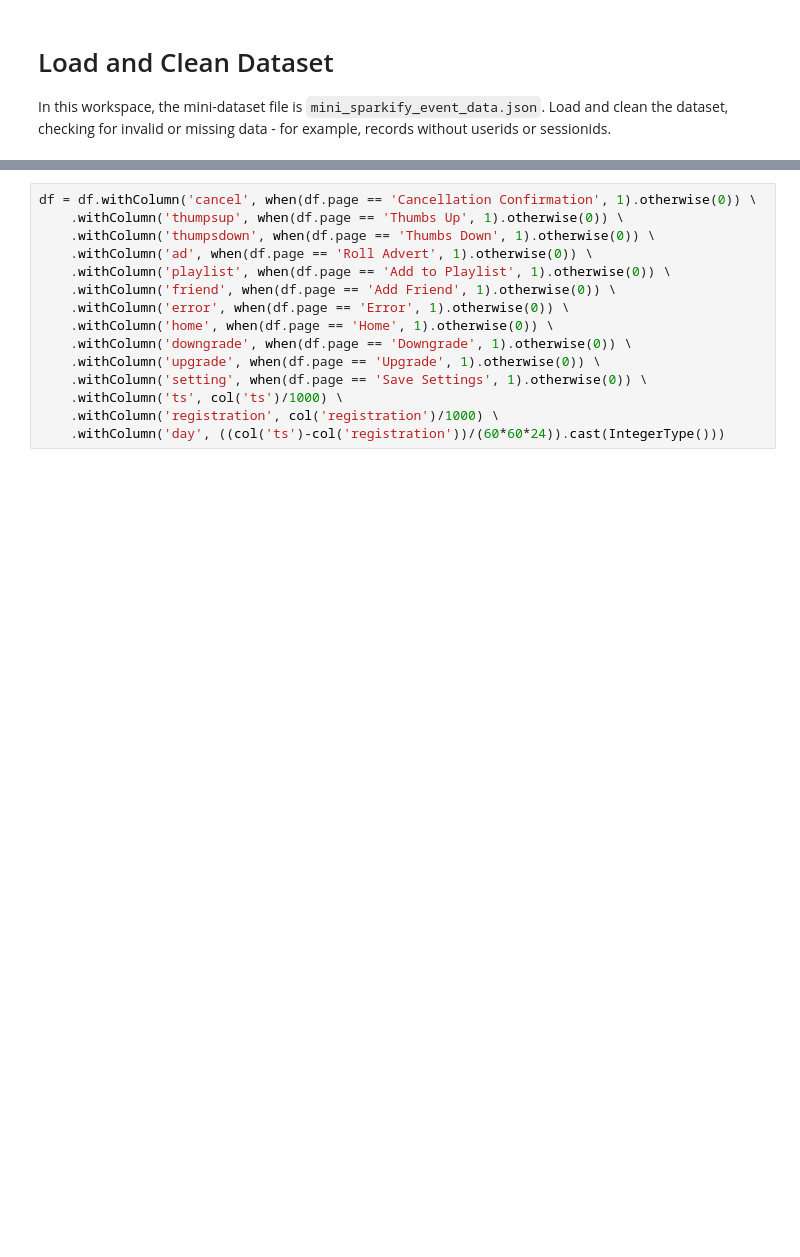
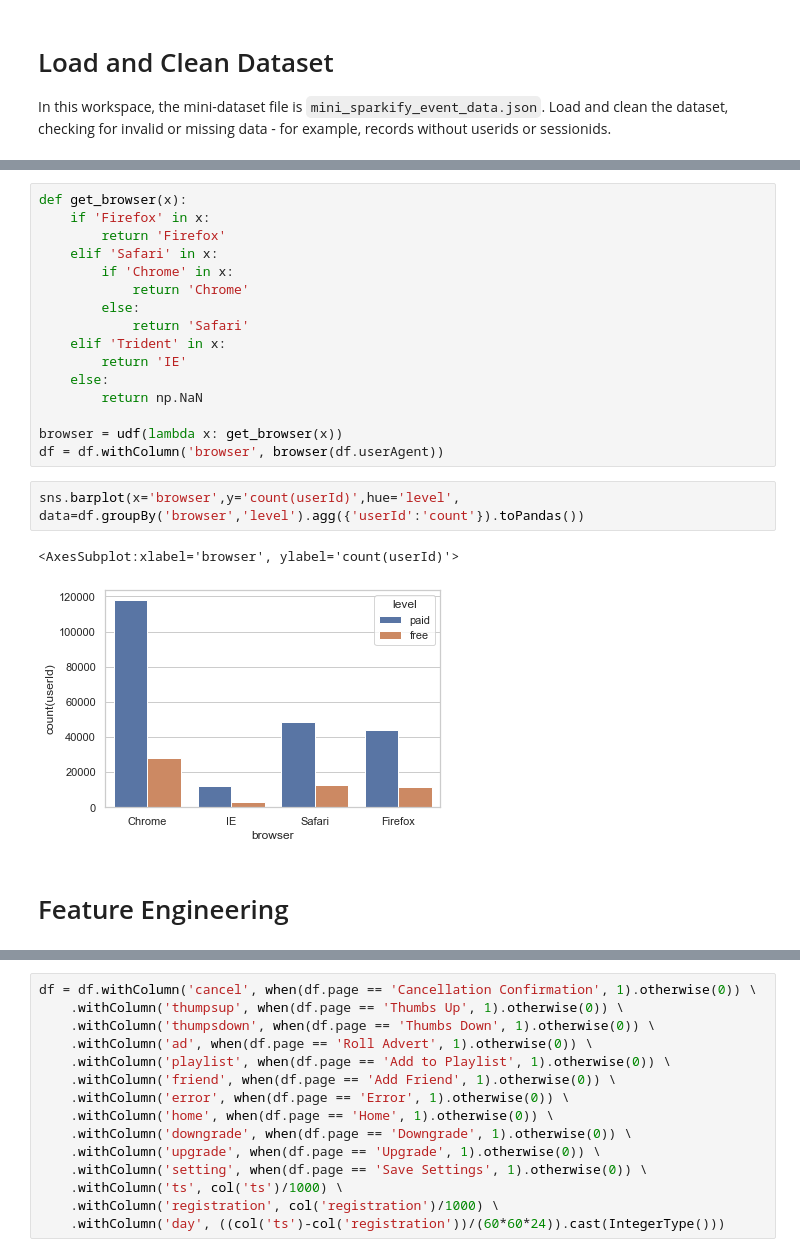
Before and after one commit to stillqe/sparkify, a Jupyter notebook: Sparkify.ipynb, the cells around one changed output, grey strips where cells are left out. Saved outputs shown, nothing was run; the diff lists cells and outputs as text; blank space fills up the shorter version.

```diff
--- a/Sparkify.ipynb
+++ b/Sparkify.ipynb
@@ -163,0 +108,23 @@ df.select('page').dropDuplicates().show(30)
+# %%
+def get_browser(x):
+    if 'Firefox' in x:
+        return 'Firefox'
+    elif 'Safari' in x:
+        if 'Chrome' in x:
+            return 'Chrome'
+        else:
+            return 'Safari'
+    elif 'Trident' in x:
+        return 'IE'
+    else:
+        return np.NaN
+
+browser = udf(lambda x: get_browser(x))
+df = df.withColumn('browser', browser(df.userAgent))
+# %%
+sns.barplot(x='browser',y='count(userId)',hue='level', data=df.groupBy('browser','level').agg({'userId':'count'}).toPandas())
+# %% [output]
+<AxesSubplot:xlabel='browser', ylabel='count(userId)'>
+[figure, added]
+# %% [markdown]
+# Feature Engineering
```
Also changed, not shown: parts of 59 cells of this notebook.
